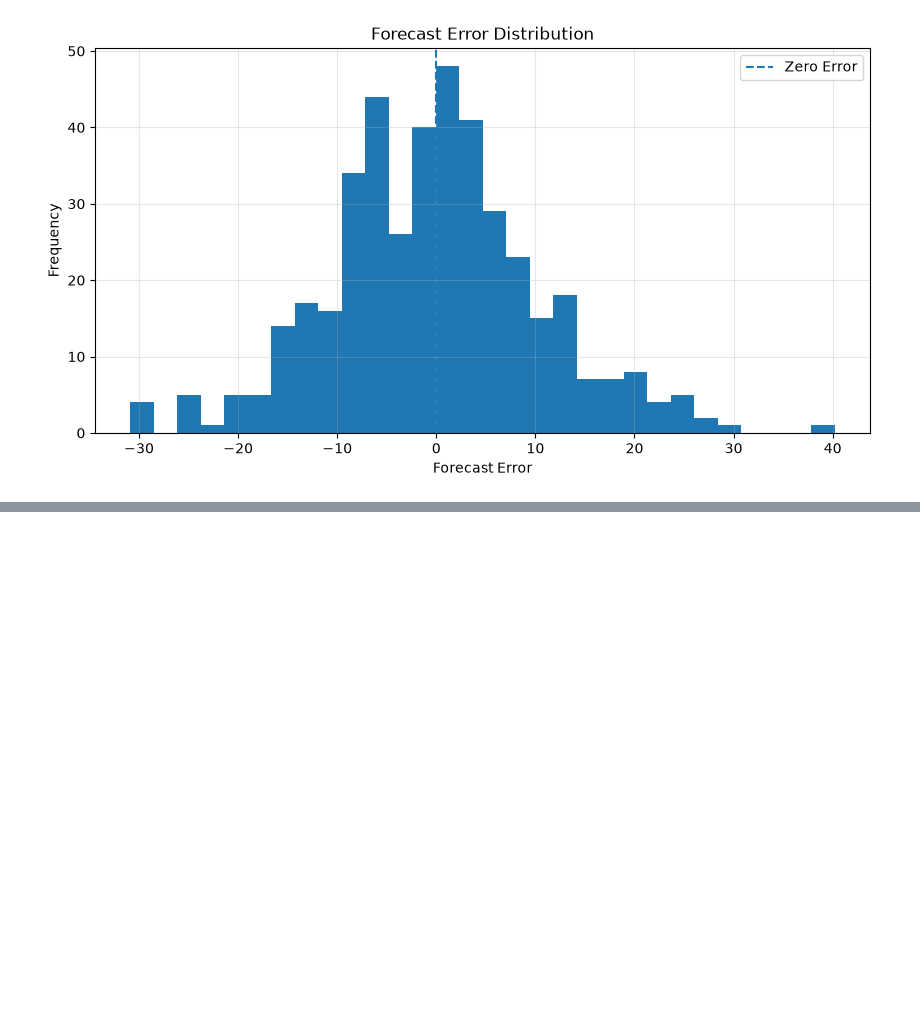
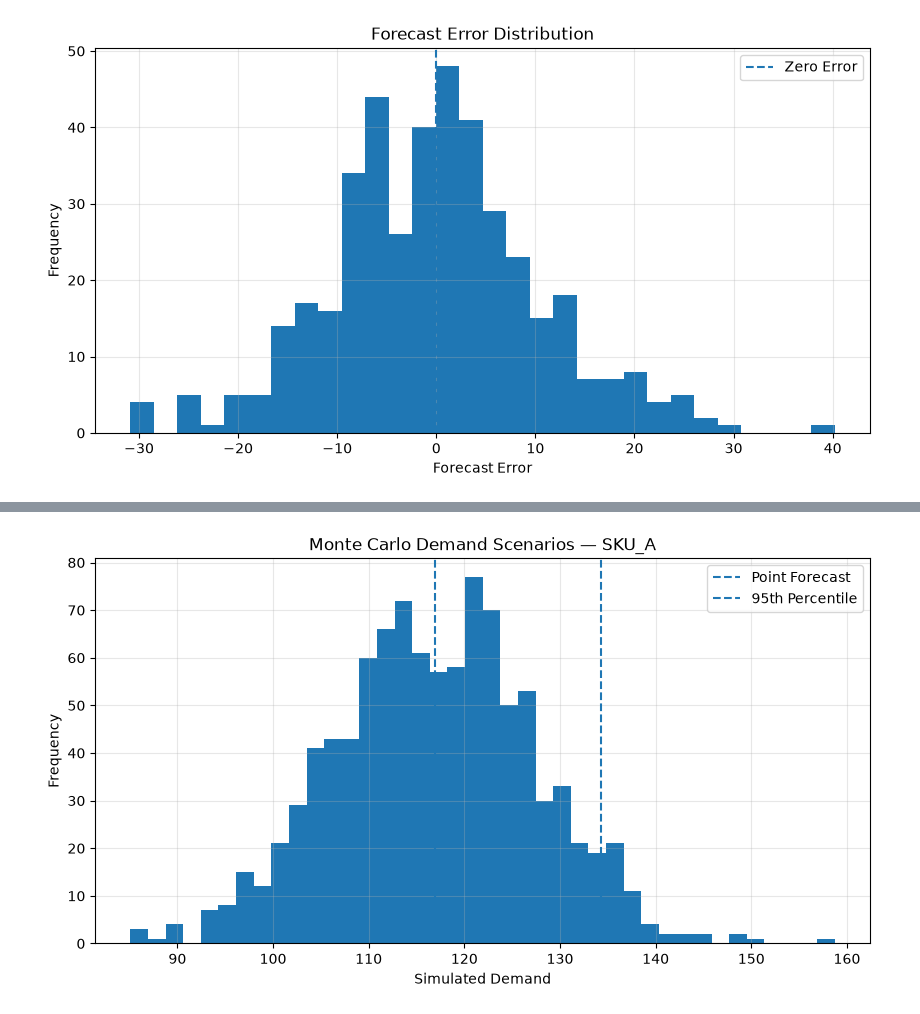
Before and after one commit to abhisarthak/inventory-optimization-ml, a Jupyter notebook: inventory_optimization.ipynb, the cells around one changed output, grey strips where cells are left out. Cells and saved outputs as stored; diff of their text form; code cells hidden in the pictures; blank space fills up the shorter version.

Commit message:
MONTE CARLO DEMAND SIMULATION

```diff
--- a/inventory_optimization.ipynb
+++ b/inventory_optimization.ipynb
@@ -593,3 +593,74 @@ Error Std Dev  : 10.65
 Minimum Error  : -30.87
 Maximum Error  : 40.23
 [figure]
+# %%
+# ============================================
+# 🎲 14. MONTE CARLO DEMAND SIMULATION
+# ============================================
+
+n_simulations = 1000
+
+# Select one SKU for decision analysis
+sku_to_simulate = 'SKU_A'
+
+sku_test = test_data[
+    test_data['sku'] == sku_to_simulate
+].copy()
+
+# Use the model's predictions for this SKU
+sku_predictions = y_pred[
+    test_data['sku'].values == sku_to_simulate
+]
+
+# Choose one representative future day
+forecast = sku_predictions[-1]
+
+# Generate possible demand scenarios
+simulated_demand = np.random.normal(
+    loc=forecast,
+    scale=error_std,
+    size=n_simulations
+)
+
+# Demand cannot be negative
+simulated_demand = np.maximum(simulated_demand, 0)
+
+print("🎲 MONTE CARLO DEMAND SIMULATION")
+print("--------------------------------")
+print(f"SKU: {sku_to_simulate}")
+print(f"Forecast Demand: {forecast:.2f}")
+print(f"Simulations: {n_simulations}")
+print(f"Simulated Mean: {simulated_demand.mean():.2f}")
+print(f"Simulated Std Dev: {simulated_demand.std():.2f}")
+print(f"5th Percentile: {np.percentile(simulated_demand, 5):.2f}")
+print(f"50th Percentile: {np.percentile(simulated_demand, 50):.2f}")
+print(f"95th Percentile: {np.percentile(simulated_demand, 95):.2f}")
+
+# Plot simulated demand
+plt.figure(figsize=(10, 5))
+
+plt.hist(
+    simulated_demand,
+    bins=40
+)
+
+plt.axvline(
+    forecast,
+    linestyle='--',
+    label='Point Forecast'
+)
+
+plt.axvline(
+    np.percentile(simulated_demand, 95),
+    linestyle='--',
+    label='95th Percentile'
+)
+
+plt.xlabel("Simulated Demand")
+plt.ylabel("Frequency")
+plt.title(f"Monte Carlo Demand Scenarios — {sku_to_simulate}")
+plt.legend()
+plt.grid(alpha=0.3)
+
+plt.show()
+# %% [output]
@@ -595,0 +677 @@ Maximum Error  : 40.23
+[figure, added]
```
Also changed, not shown: parts of 1 cell of this notebook.
